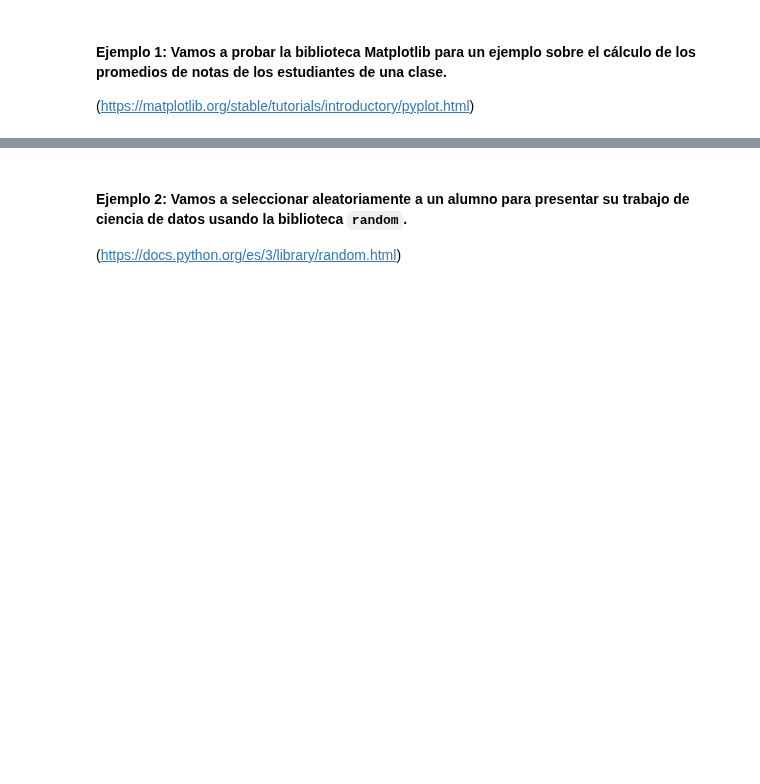
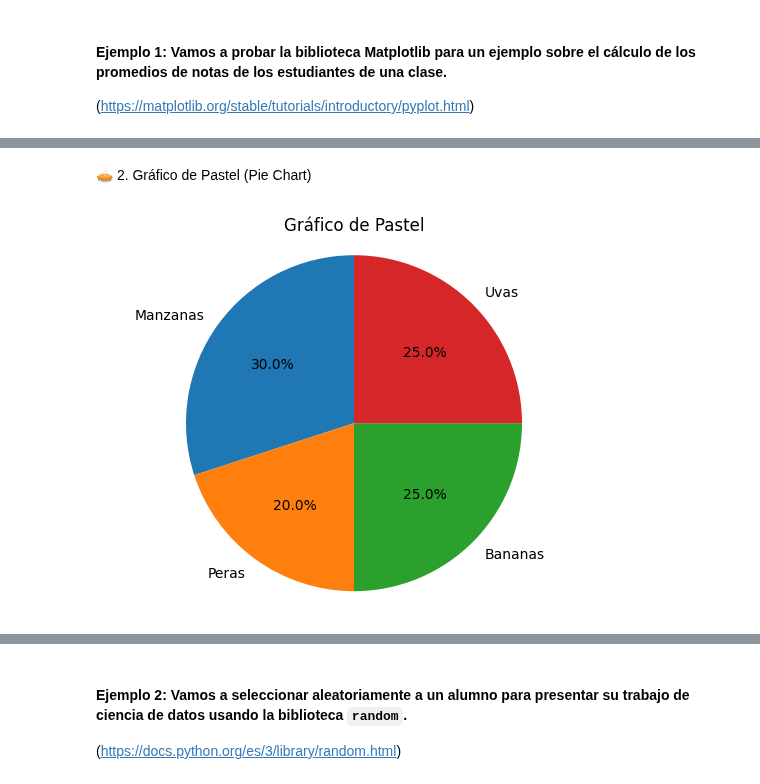
Before and after one commit to Nataliahfk/Python_Data_Science, a Jupyter notebook: Python_para_Data_Science.ipynb, the cells around one changed output, grey strips where cells are left out. Drawn from its saved outputs; the diff is of its cells as text; code cells hidden in the pictures; blank space fills up the shorter version.

```diff
--- a/Python_para_Data_Science.ipynb
+++ b/Python_para_Data_Science.ipynb
@@ -72,0 +103,14 @@ plt.show()
+# %% [markdown]
+🥧 2. Gráfico de Pastel (Pie Chart)
+# %%
+import matplotlib.pyplot as plt
+
+etiquetas = ["Manzanas", "Peras", "Bananas", "Uvas"]
+valores = [30, 20, 25, 25]
+
+plt.pie(valores, labels=etiquetas, autopct="%1.1f%%", startangle=90)
+plt.title("Gráfico de Pastel")
+plt.axis("equal")  # Para que sea un círculo perfecto
+plt.show()
+# %% [output]
+[figure, added]
```
Also changed, not shown: parts of 18 cells of this notebook.
